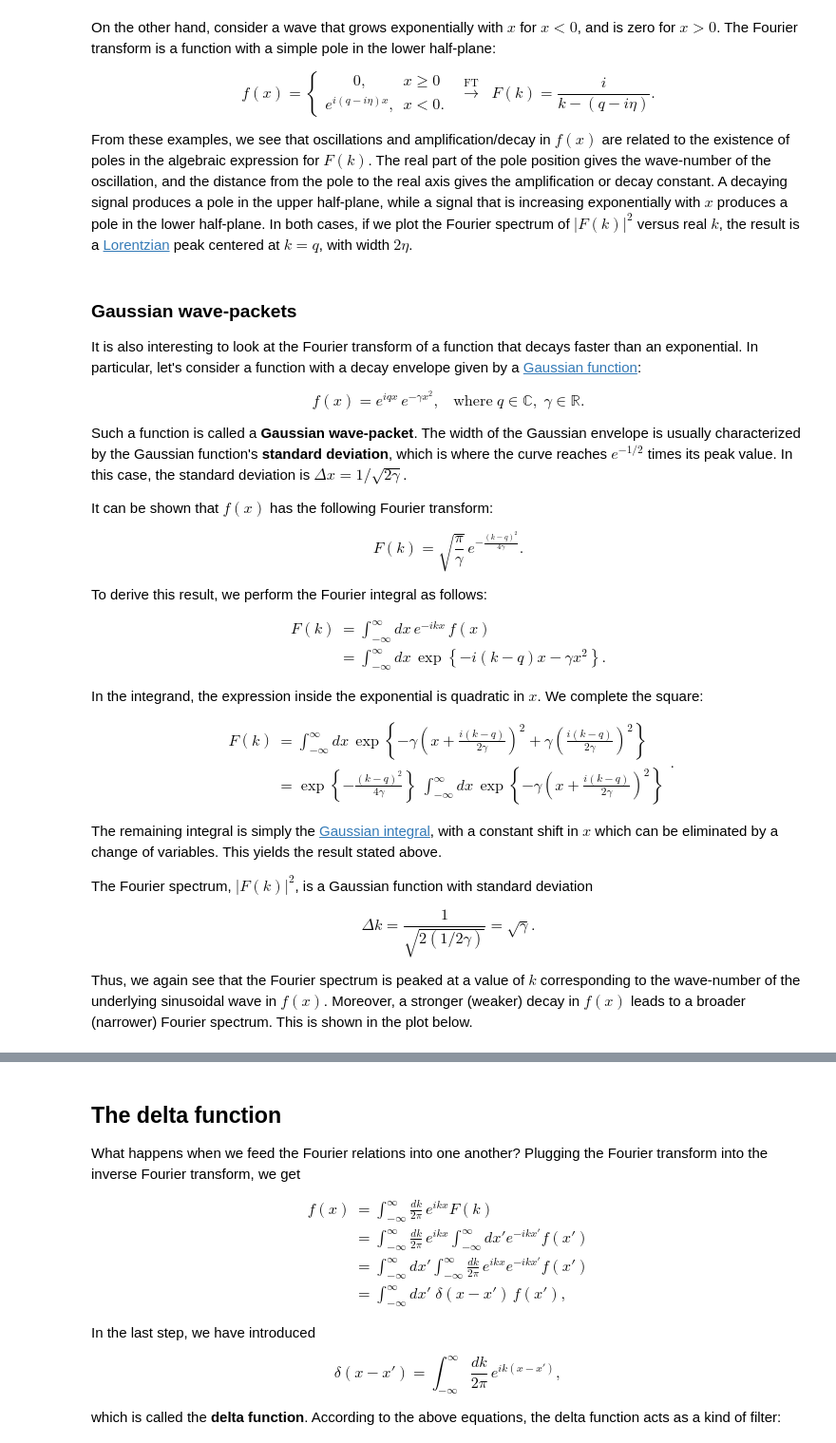
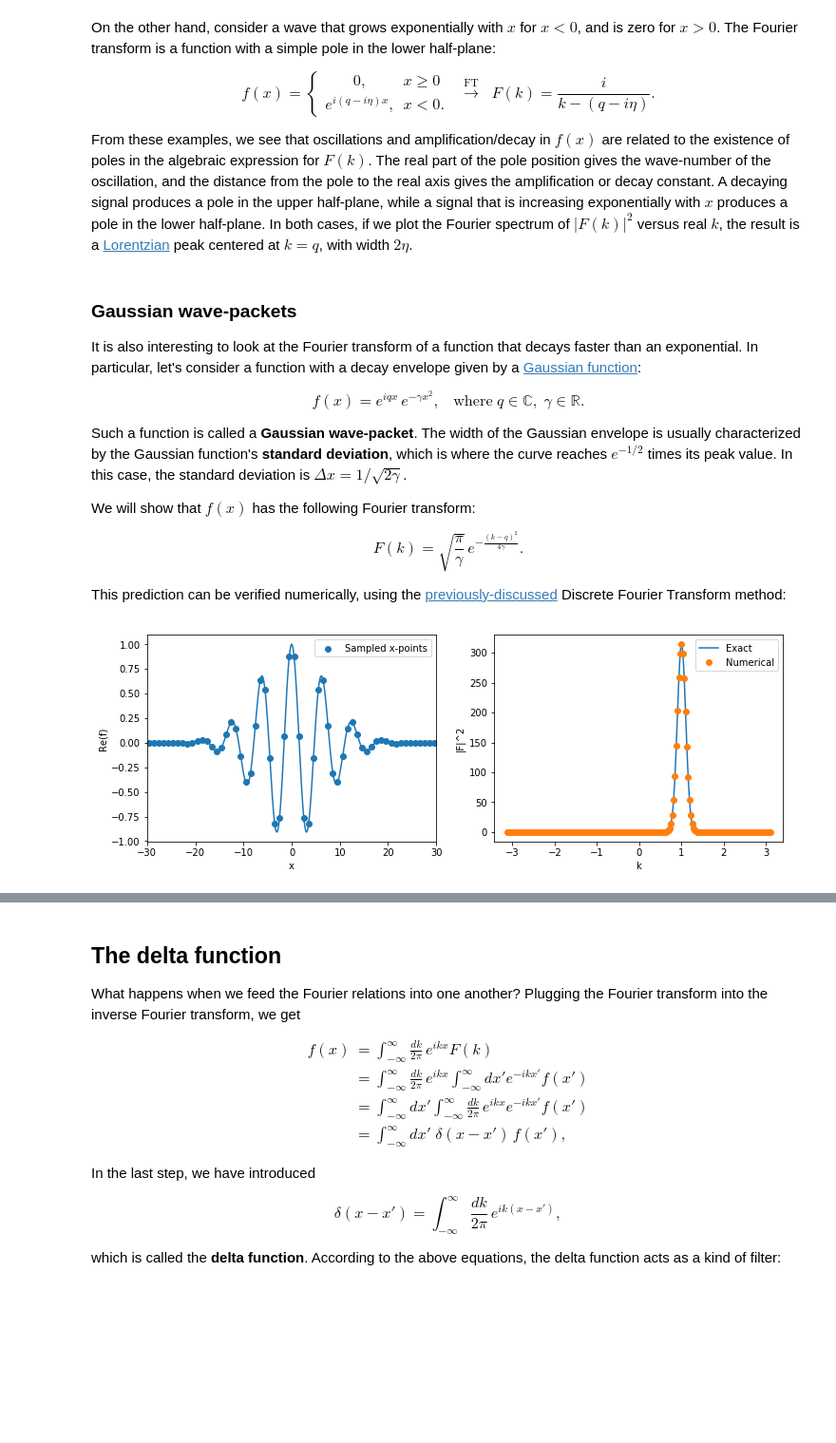
Before and after one commit to seewhydee/ntuphys_nb, a Jupyter notebook: MH2801/09_fourier_transform.ipynb, the cells around one changed output, grey strips where cells are left out. Shown at 95% size. Saved outputs shown, nothing was run; the diff lists cells and outputs as text; code cells hidden in the pictures; blank space fills up the shorter version.

```diff
--- a/MH2801/09_fourier_transform.ipynb
+++ b/MH2801/09_fourier_transform.ipynb
@@ -440,24 +477,45 @@ $$f(x) = e^{iq x} \, e^{-\gamma x^2}, \;\;\;\mathrm{where}\; q \in \mathbb{C},\;
 
 Such a function is called a **Gaussian wave-packet**. The width of the Gaussian envelope is usually characterized by the Gaussian function's **standard deviation**, which is where the curve reaches $e^{-1/2}$ times its peak value.  In this case, the standard deviation is $\Delta x = 1/\sqrt{2\gamma}$.
 
-It can be shown that $f(x)$ has the following Fourier transform:
+We will show that $f(x)$ has the following Fourier transform:
 
 $$F(k) = \sqrt{\frac{\pi}{\gamma}} \, e^{-\frac{(k-q)^2}{4\gamma}}.$$
 
-To derive this result, we perform the Fourier integral as follows:
-
-$$\begin{align}F(k) &= \int_{-\infty}^\infty dx \, e^{-ikx}\, f(x) \\ &= \int_{-\infty}^\infty dx \, \exp\left\{-i(k-q)x -\gamma x^2\right\}.\end{align}$$
-
-In the integrand, the expression inside the exponential is quadratic in $x$.  We complete the square:
-
-$$\begin{align}F(k) &= \int_{-\infty}^\infty dx \, \exp\left\{-\gamma\left(x + \frac{i(k-q)}{2\gamma}\right)^2 + \gamma\left(\frac{i(k-q)}{2\gamma}\right)^2\right\} \\
-&= \exp\left\{ - \frac{(k-q)^2}{4\gamma}\right\}\; \int_{-\infty}^\infty dx \, \exp\left\{-\gamma\left(x + \frac{i(k-q)}{2\gamma}\right)^2\right\}
- \end{align}.$$
-
-The remaining integral is simply the [Gaussian integral](02_integrals.ipynb#gaussian_integral), with a constant shift in $x$ which can be eliminated by a change of variables.  This yields the result stated above.
-
-The Fourier spectrum, $|F(k)|^2$, is a Gaussian function with standard deviation
-
-$$\Delta k = \frac{1}{\sqrt{2(1/2\gamma)}} = \sqrt{\gamma}.$$
-
-Thus, we again see that the Fourier spectrum is peaked at a value of $k$ corresponding to the wave-number of the underlying sinusoidal wave in $f(x)$. Moreover, a stronger (weaker) decay in $f(x)$ leads to a broader (narrower) Fourier spectrum. This is shown in the plot below.
+This prediction can be verified numerically, using the [previously-discussed](#DFT) Discrete Fourier Transform method:
+# %%
+from numpy import linspace, exp, pi
+from numpy.fft import fft, fftfreq, fftshift
+import matplotlib.pyplot as plt
+
+q     = 1.0
+gamma = 0.01
+
+x  = linspace(-100, 100, 200)           # List of N equally-spaced values of x.
+dx = x[1] - x[0]                        # The x-spacing
+f  = exp(1j*q*x) * exp(-gamma*x**2)     # The corresponding values of f
+
+F = dx * fftshift(fft(f))
+k = 2 * pi * fftshift(fftfreq(len(x), dx))
+
+## Plot Re(f) versus x
+plt.figure(figsize=(12,4))
+plt.subplot(1,2,1)
+x2 = linspace(x[0], x[-1], 5000)
+f2 = exp(1j*q*x2) * exp(-gamma*x2**2)
+plt.plot(x2, f2.real)
+plt.scatter(x, f.real, label='Sampled x-points')
+plt.xlabel('x'); plt.ylabel('Re(f)')
+plt.legend()
+plt.xlim(-30, 30)
+
+## Plot the Fourier spectrum, and compare it to the prediction
+plt.subplot(1,2,2)
+k2 = linspace(-3, 3, 500)
+F2 = sqrt(pi/gamma) * exp(-(k2-q)**2/4/gamma)
+plt.plot(k2, abs(F2)**2, label='Exact')
+plt.plot(k, abs(F)**2, 'o', label='Numerical')
+plt.xlabel('k'); plt.ylabel('|F|^2')
+plt.legend()
+plt.show()
+# %% [output]
+[figure, added]
```
Also changed, not shown: parts of 16 cells of this notebook, 11 other files.
